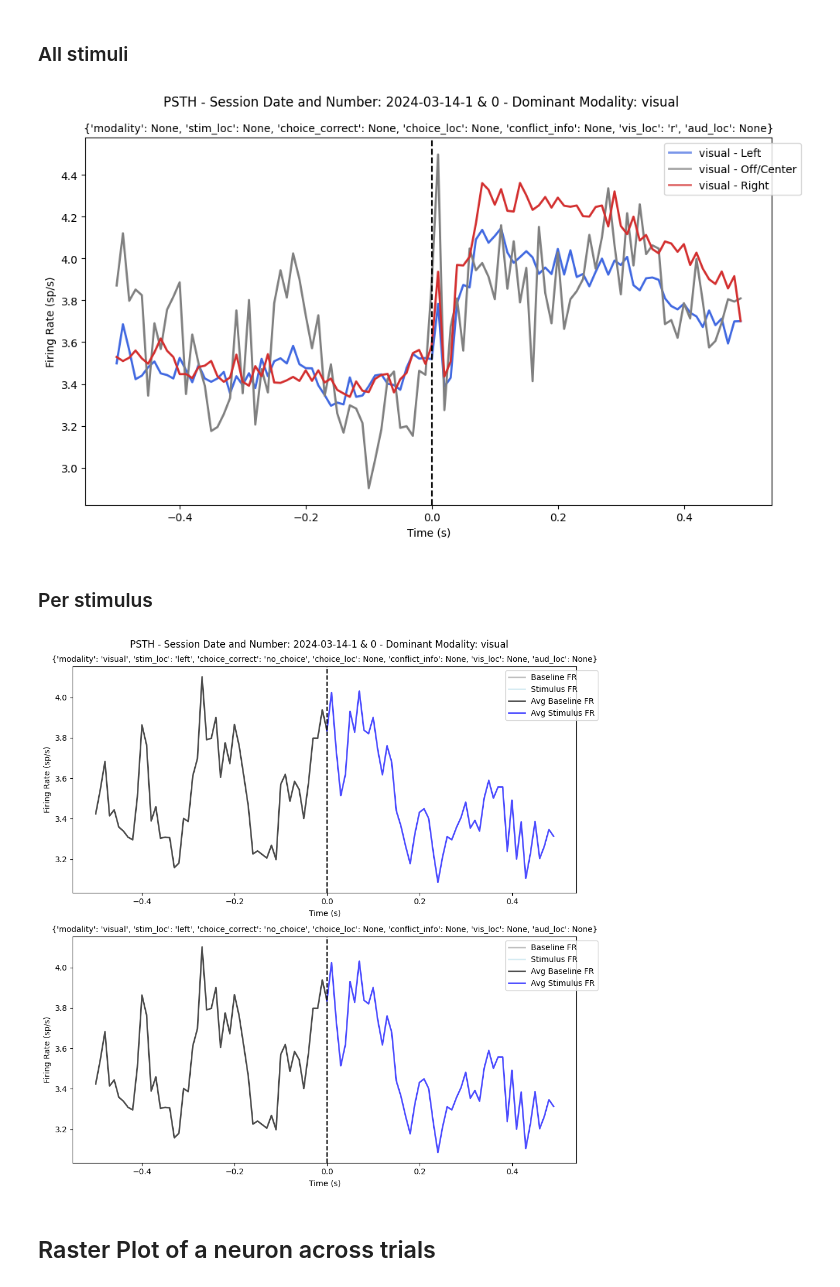
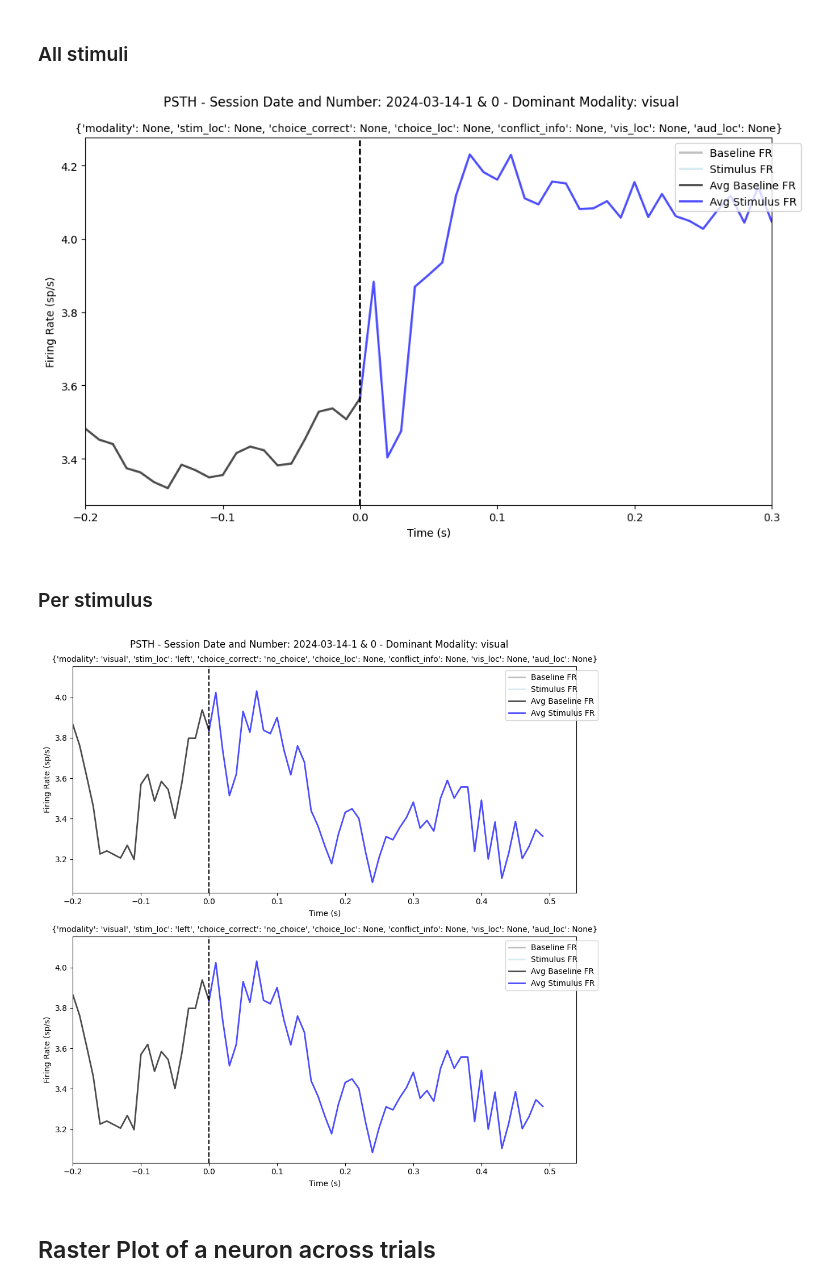
Before and after one commit to serkanshentyurk/rotation_cortex, a Jupyter notebook: v1.ipynb, the cells around one changed output. Cells and saved outputs as stored; diff of their text form; code cells hidden in the pictures.

```diff
--- a/v1.ipynb
+++ b/v1.ipynb
@@ -62,35 +62,37 @@ See the caveats in the documentation: https://pandas.pydata.org/pandas-docs/stab
 # %%
 obj = data.session_data_obj[0]
 obj.return_mask()
-obj.plot_psth() # mean firing rate of neuron X over all trials
+obj.plot_psth(color_based_on = None,
+              xlim=(-0.2, 0.3),
+              only_average = True) # mean firing rate of neuron X over all trials
 # %% [output]
-[figure, old version]
+[figure, new version]
 # %% [markdown]
 ### Per stimulus
 # %%
 obj.return_mask(stim_loc= 'left', modality = 'visual', choice_correct= 'no_choice')
 
 obj.plot_psth(figsize = (10, 10),
-              xlim = (None, None),
-              ylim = (None, None),
-              filter_info = [{'modality': 'visual',
-                             'stim_loc': 'left',
-                             'choice_correct': 'c',
-                             'choice_loc': None,
-                             'conflict_info': None
-                             },
-                             {'modality': 'conflict',
-                             'stim_loc': 'left',
-                             'choice_correct': 'c',
-                             'choice_loc': None,
-                             'conflict_info': None
-                             },
-                             ],
-              color_based_on = None,
-              only_average = True
-              ) # mean firing rate of neuron X over all trials
+			  xlim = (-0.2, None),
+			  ylim = (None, None),
+			  filter_info = [{'modality': 'visual',
+							 'stim_loc': 'left',
+							 'choice_correct': None,
+							 'choice_loc': None,
+							 'conflict_info': None
+							 },
+							 {'modality': 'conflict',
+							 'stim_loc': 'left',
+							 'choice_correct': 'c',
+							 'choice_loc': None,
+							 'conflict_info': None
+							 },
+							 ],
+			  color_based_on = None,
+			  only_average = True
+			  ) # mean firing rate of neuron X over all trials
 # %% [output]
-[figure, old version]
+[figure, new version]
 # %% [markdown]
 ## Raster Plot of a neuron across trials
 # %% [markdown]
```
Also changed, not shown: parts of 21 cells of this notebook, 2 other files.
